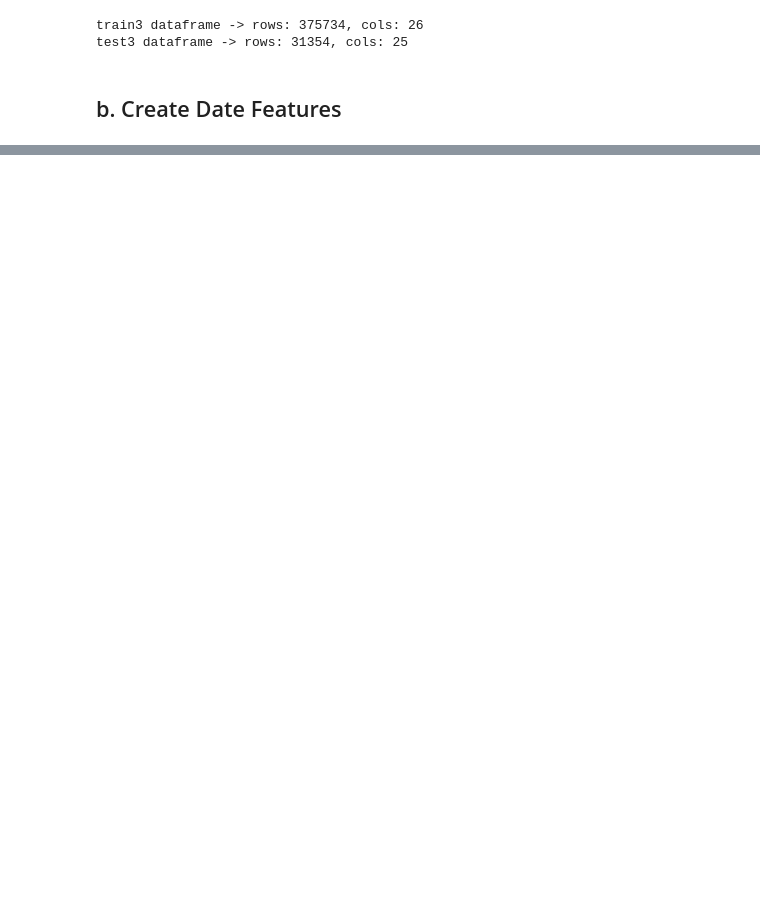
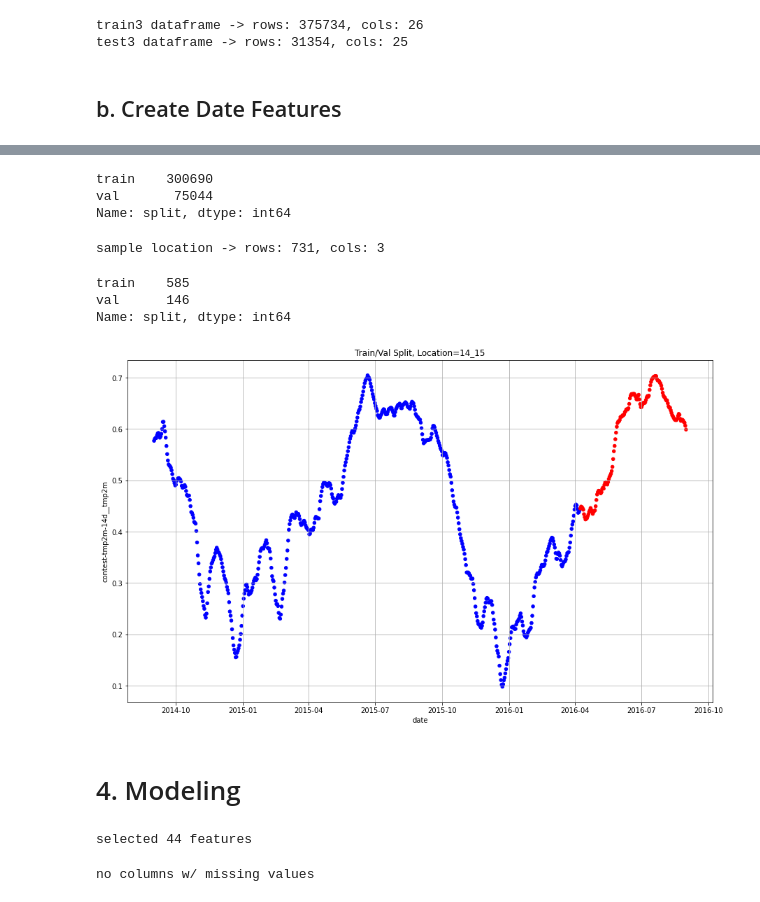
Before and after one commit to ahashmi/wids-2023, a Jupyter notebook: notebooks/wids100_first_draft.ipynb, the cells around one changed output, grey strips where cells are left out. Saved outputs shown, nothing was run; the diff lists cells and outputs as text; code cells hidden in the pictures; blank space fills up the shorter version.

```diff
--- a/notebooks/wids100_first_draft.ipynb
+++ b/notebooks/wids100_first_draft.ipynb
@@ -251,0 +391,35 @@ train_scaled.head()
+# %%
+train_split = train_lagged.copy()
+train_split["split"] = train_split["date"].apply(lambda x: "train" if x <= cutoff_date else "val")
+train_split["split"].value_counts()
+# %% [output]
+train    300690
+val       75044
+Name: split, dtype: int64
+# %%
+sample_loc = "14_15"
+sample_df = train_split.loc[train_split["location"] == sample_loc, ["date", TARGET, "split"]]
+print(f"sample location -> rows: {sample_df.shape[0]}, cols: {sample_df.shape[1]}")
+sample_df["split"].value_counts()
+# %% [output]
+sample location -> rows: 731, cols: 3
+train    585
+val      146
+Name: split, dtype: int64
+# %%
+color_map = {"train": "b", "val": "r"}
+# %%
+colors = sample_df.split.map(color_map)
+# %%
+sample_df.plot.scatter(
+    x="date", y=TARGET,
+    figsize=FIG_SIZE, marker="o",
+    color=colors,
+    title=f"Train/Val Split, Location={sample_loc}"
+)
+plt.grid()
+plt.show()
+# %% [output]
+[figure, added]
+# %% [markdown]
+# 4. Modeling
@@ -251,0 +428,7 @@ train_scaled.head()
+# %%
+feature_cols = [c for c in train_split.columns if (c not in info_cols) and (c != TARGET)]
+print(f"selected {len(feature_cols)} features")
+keep_cols = feature_cols.copy()
+keep_cols.append("split")
+# %% [output]
+selected 44 features
@@ -251,0 +448,4 @@ train_scaled.head()
+# %%
+check_missing(in_df=train_split)
+# %% [output]
+no columns w/ missing values
```
Also changed, not shown: parts of 66 cells of this notebook, 7 other files.
